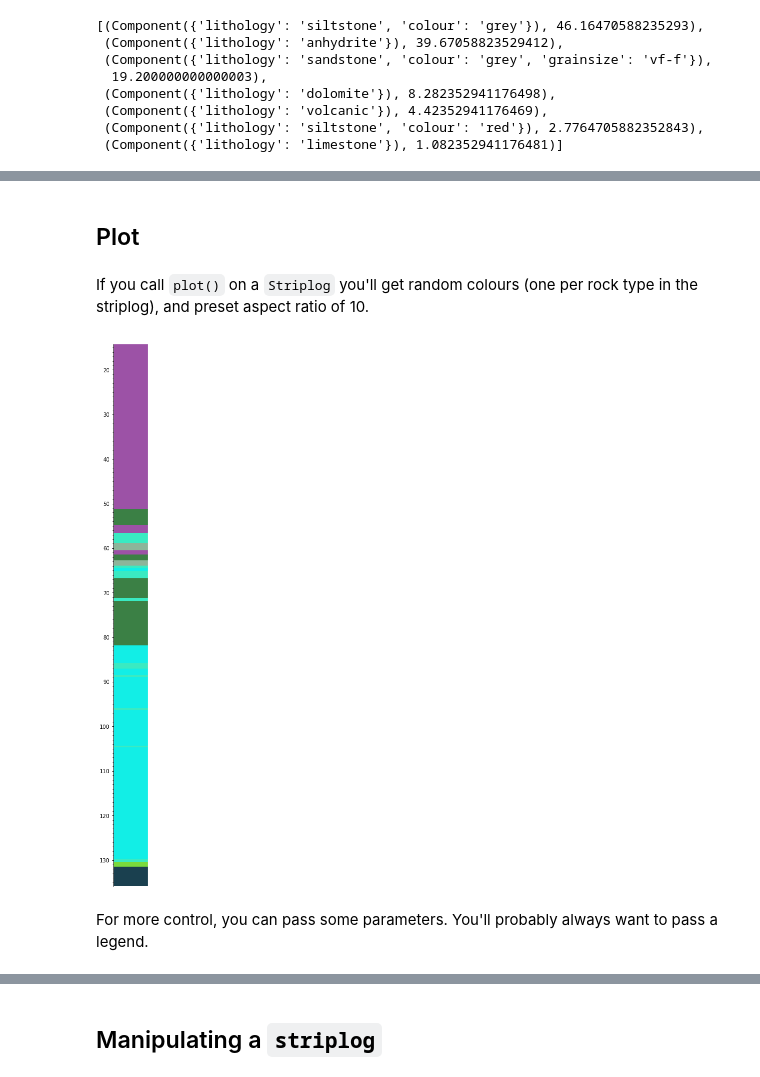
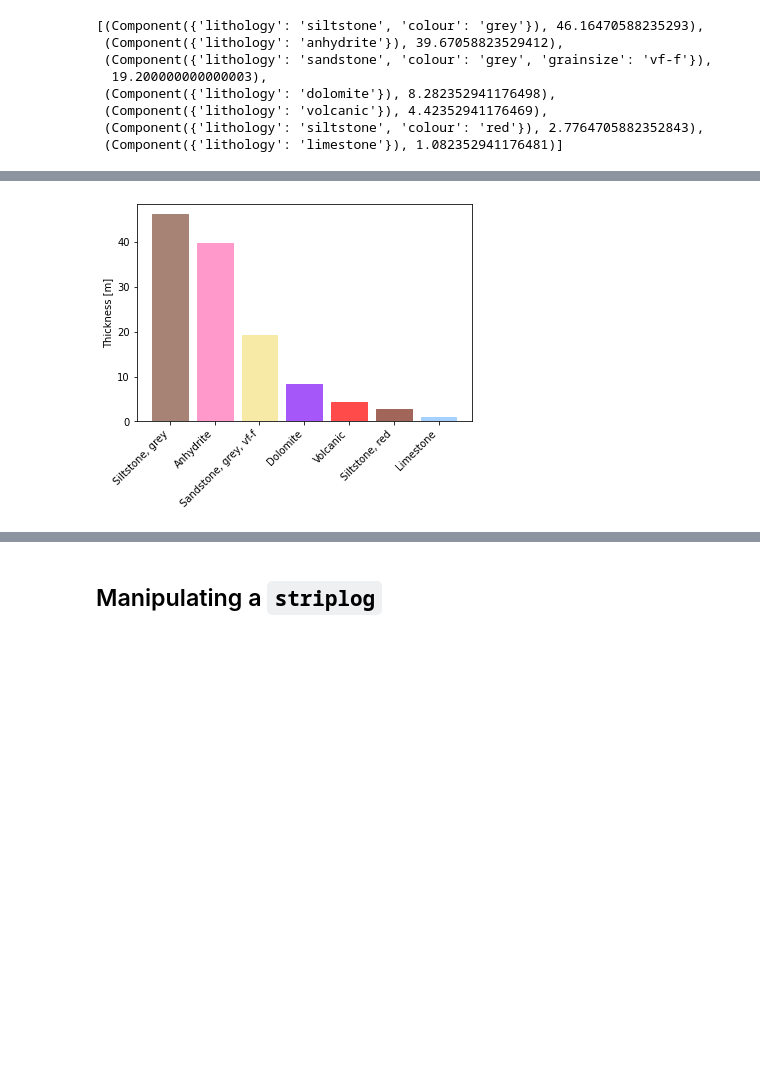
Before and after one commit to agilescientific/striplog, a Jupyter notebook: docs/tutorial/01_Basics.ipynb, the cells around one changed output, grey strips where cells are left out. Cells and saved outputs as stored; diff of their text form; code cells hidden in the pictures; blank space fills up the shorter version.

```diff
--- a/docs/tutorial/01_Basics.ipynb
+++ b/docs/tutorial/01_Basics.ipynb
@@ -94,10 +234,4 @@ Striplog(list_of_int).plot(legend, aspect=3)
-# %% [markdown]
-## Plot
-# %% [markdown]
-If you call `plot()` on a `Striplog` you'll get random colours (one per rock type in the striplog), and preset aspect ratio of 10.
-# %%
-strip.plot()
-# %% [output]
-[figure, removed]
-# %% [markdown]
-For more control, you can pass some parameters. You'll probably always want to pass a legend.
+# %%
+_ = strip.histogram(legend=legend, rotation=45, ha='right')
+# %% [output]
+[figure, added]
```
Also changed, not shown: parts of 69 cells of this notebook, 1 other file.
